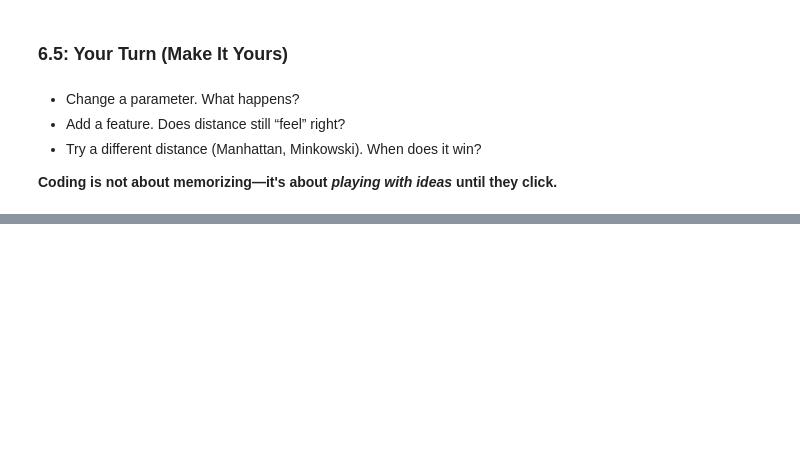
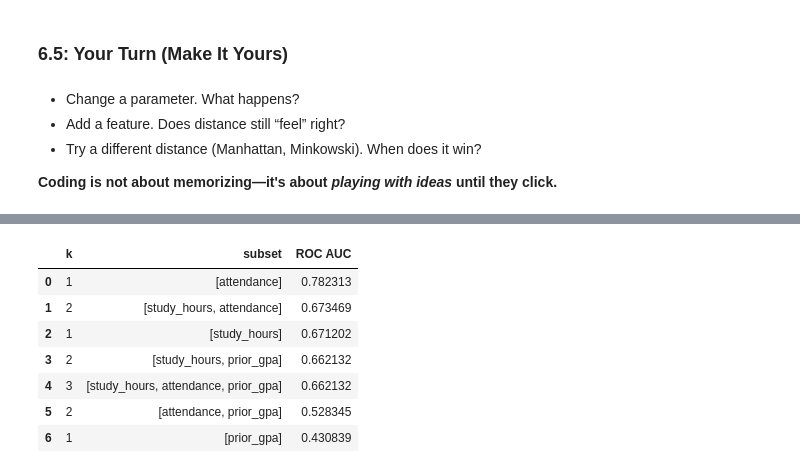
Before and after one commit to bendupey87/data_101_textbook, a Jupyter notebook: book/_build/jupyter_execute/data_101_book.ipynb, the cells around one changed output, grey strips where cells are left out. Cells and saved outputs as stored; diff of their text form; code cells hidden in the pictures; blank space fills up the shorter version.

```diff
--- a/book/_build/jupyter_execute/data_101_book.ipynb
+++ b/book/_build/jupyter_execute/data_101_book.ipynb
@@ -4067,0 +4414,30 @@ plt.show()
+# %%
+# Simple subset selection demonstration with logistic regression
+from itertools import combinations
+
+features = list(X_train.columns)
+results = []
+
+for k in range(1, len(features)+1):
+    for subset in combinations(features, k):
+        sub_cols = list(subset)
+        model = Pipeline([
+            ("scaler", StandardScaler()),
+            ("clf", LogisticRegression(max_iter=500))
+        ])
+        model.fit(X_train[sub_cols], y_train)
+        probs = model.predict_proba(X_test[sub_cols])[:, 1]
+        auc = roc_auc_score(y_test, probs)
+        results.append({"k": k, "subset": sub_cols, "ROC AUC": auc})
+
+sel_df = pd.DataFrame(results).sort_values(["ROC AUC","k"], ascending=[False, True]).reset_index(drop=True)
+sel_df.head(10)
+# %% [output]
+|  | k | subset | ROC AUC |
+| 0 | 1 | [attendance] | 0.782313 |
+| 1 | 2 | [study_hours, attendance] | 0.673469 |
+| 2 | 1 | [study_hours] | 0.671202 |
+| 3 | 2 | [study_hours, prior_gpa] | 0.662132 |
+| 4 | 3 | [study_hours, attendance, prior_gpa] | 0.662132 |
+| 5 | 2 | [attendance, prior_gpa] | 0.528345 |
+| 6 | 1 | [prior_gpa] | 0.430839 |
```
Also changed, not shown: parts of 42 cells of this notebook, 27 other files.
